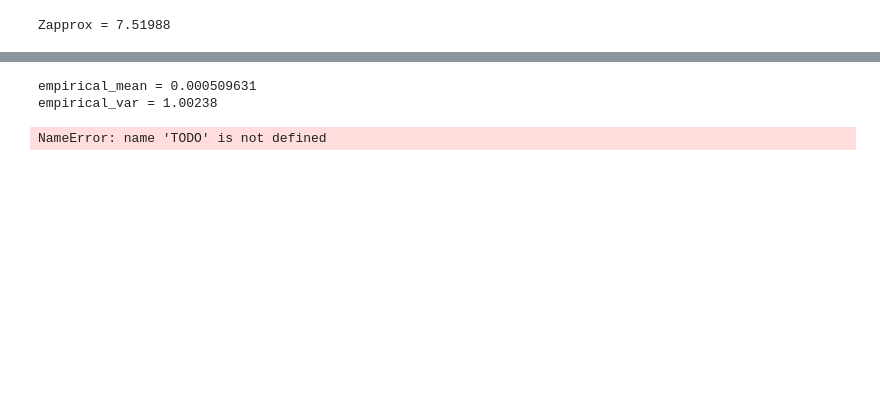
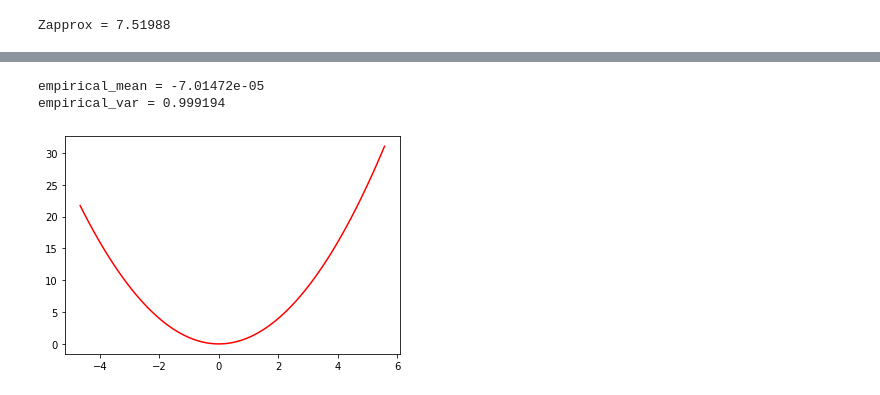
Before and after one commit to fbarez/machinelearning, a Jupyter notebook: reg_cla.ipynb, the cells around one changed output, grey strips where cells are left out. Cells and saved outputs as stored; diff of their text form; code cells hidden in the pictures; blank space fills up the shorter version.

```diff
--- a/reg_cla.ipynb
+++ b/reg_cla.ipynb
@@ -89,18 +97,18 @@ plt.show()
 # %%
 print('empirical_mean = %g' % np.mean(xx)) # or xx.mean()
 print('empirical_var = %g' % np.var(xx))   # or xx.var()
 #You should understand how to plot a theoretical prediction of this histogram shape. Fill in the parts marked TODO below:
 
 bin_centres = 0.5*(hist_stuff[1][1:] + hist_stuff[1][:-1])
 # Fill in an expression to evaluate the PDF at the bin_centres.
 # To square every element of an array, use **2
-pdf =
+pdf = bin_centres**2
 bin_width = bin_centres[1] - bin_centres[0]
-predicted_bin_heights = TODO # pdf needs scaling correctly
+predicted_bin_heights = pdf # pdf needs scaling correctly
 # Finally, plot the theoretical prediction over the histogram:
 plt.plot(bin_centres, predicted_bin_heights, '-r')
 plt.show()
 # %% [output]
-empirical_mean = 0.000509631
-empirical_var = 1.00238
+empirical_mean = -7.01472e-05
+empirical_var = 0.999194
-NameError: name 'TODO' is not defined
+[figure, added]
```
Also changed, not shown: parts of 6 cells of this notebook.
